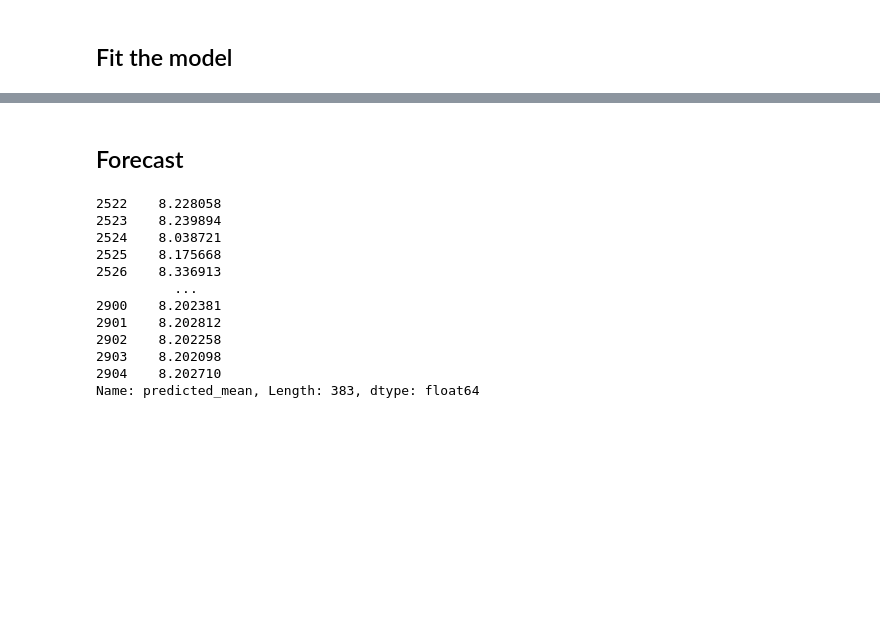
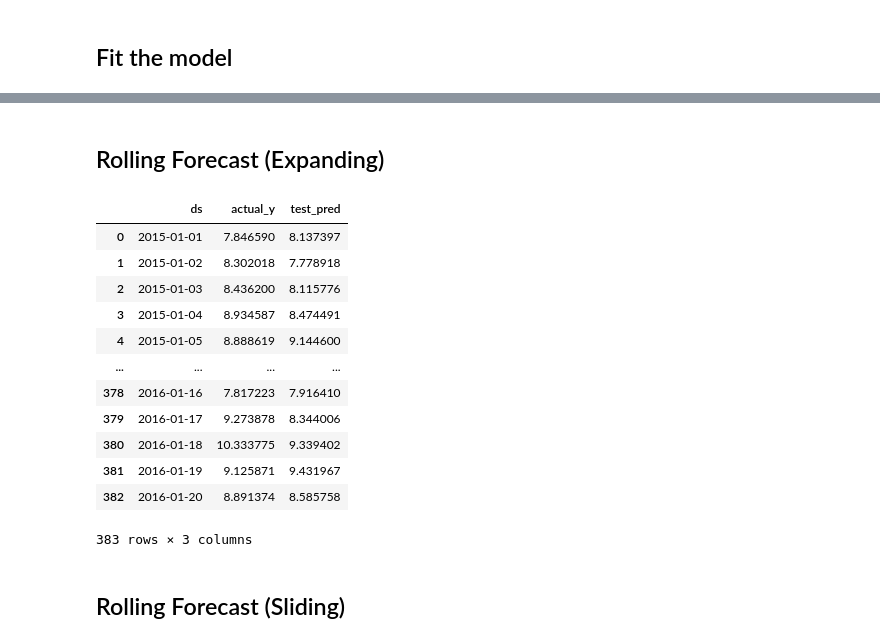
Before and after one commit to DucTrung1802/master-thesis, a Jupyter notebook: src/visualization/sample_arima_visualization.ipynb, the cells around one changed output, grey strips where cells are left out. Cells and saved outputs as stored; diff of their text form; code cells hidden in the pictures; blank space fills up the shorter version.

```diff
--- a/src/visualization/sample_arima_visualization.ipynb
+++ b/src/visualization/sample_arima_visualization.ipynb
@@ -141,3 +140,3 @@ arima_model.get_best_order()
 # %% [markdown]
-## Forecast
+## Rolling Forecast (Expanding)
 # %%
@@ -145,15 +144,18 @@ forecast = arima_model.forecast(steps=len(test))  # next 12 periods
 # %%
-forecast
+preds_expanding
 # %% [output]
+|  | ds | actual_y | test_pred |
+| 0 | 2015-01-01 | 7.846590 | 8.137397 |
+| 1 | 2015-01-02 | 8.302018 | 7.778918 |
+| 2 | 2015-01-03 | 8.436200 | 8.115776 |
+| 3 | 2015-01-04 | 8.934587 | 8.474491 |
+| 4 | 2015-01-05 | 8.888619 | 9.144600 |
+| ... | ... | ... | ... |
+| 378 | 2016-01-16 | 7.817223 | 7.916410 |
+| 379 | 2016-01-17 | 9.273878 | 8.344006 |
+| 380 | 2016-01-18 | 10.333775 | 9.339402 |
+| 381 | 2016-01-19 | 9.125871 | 9.431967 |
+| 382 | 2016-01-20 | 8.891374 | 8.585758 |
-2522    8.228058
-2523    8.239894
-2524    8.038721
-2525    8.175668
-2526    8.336913
-          ...
-2900    8.202381
-2901    8.202812
-2902    8.202258
-2903    8.202098
-2904    8.202710
-Name: predicted_mean, Length: 383, dtype: float64
+383 rows × 3 columns
+# %% [markdown]
+## Rolling Forecast (Sliding)
```
Also changed, not shown: parts of 7 cells of this notebook, 3 other files.
